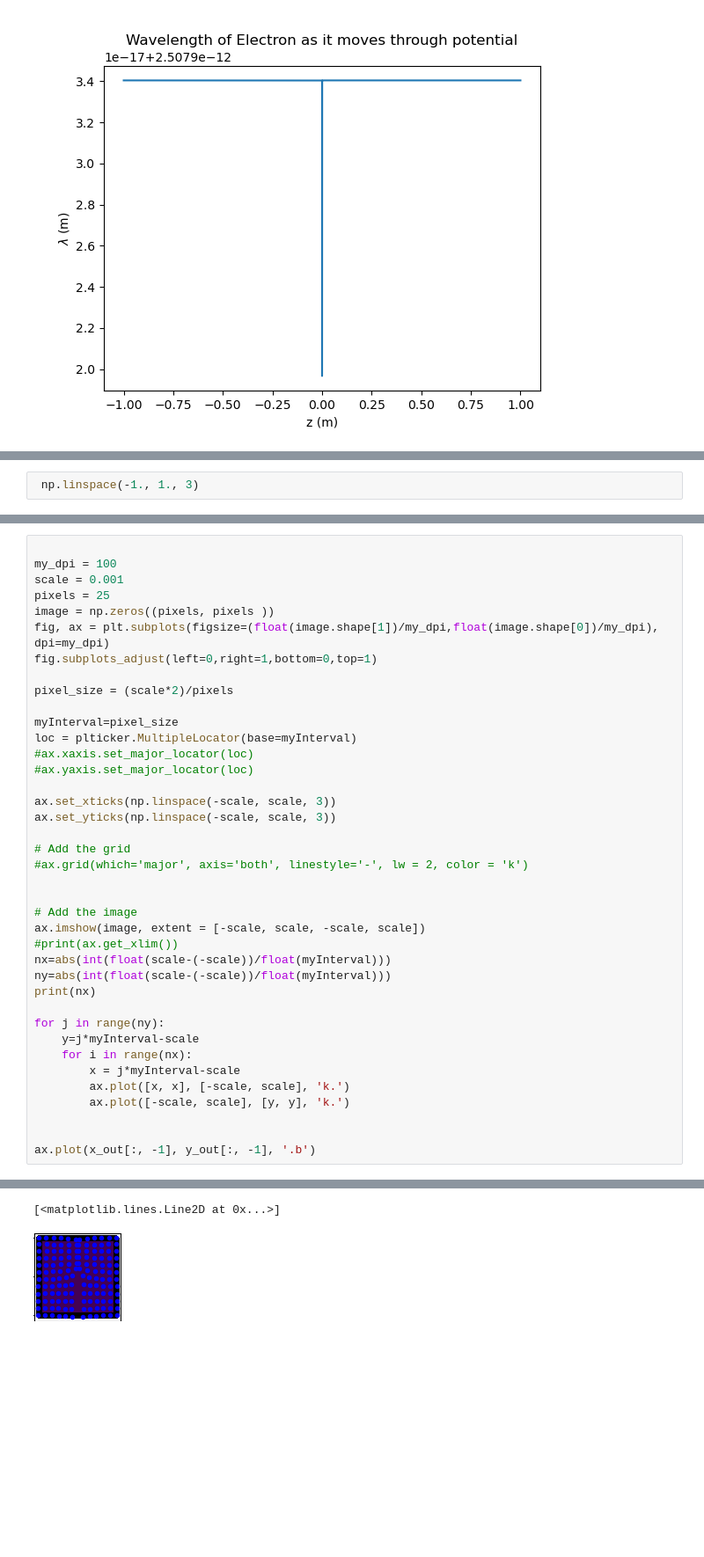
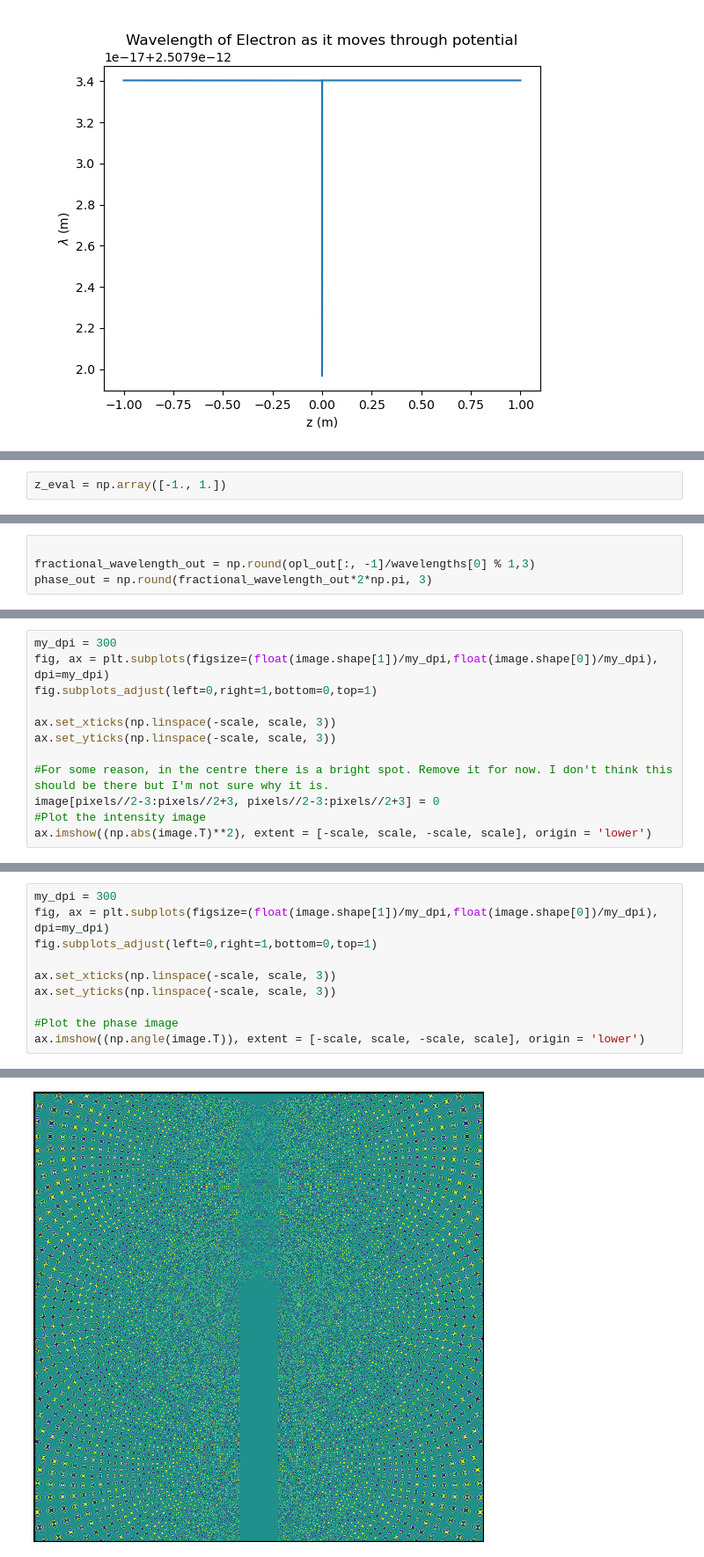
Before and after one commit to AMCLab/TEMGYMAdvanced, a Jupyter notebook: JanghyunCOMAnalysis/wire_giulio_baseline_physical_scale.ipynb, the cells around one changed output, grey strips where cells are left out. Shown at 88% size. Saved outputs shown, nothing was run; the diff lists cells and outputs as text; blank space fills up the shorter version.

Commit message:
Phase image ready

```diff
--- a/JanghyunCOMAnalysis/wire_giulio_baseline_physical_scale.ipynb
+++ b/JanghyunCOMAnalysis/wire_giulio_baseline_physical_scale.ipynb
@@ -436,2 +387,2 @@ CPUDispatcher(<function dop853 at 0x...>)
 # %%
- np.linspace(-1., 1., 3)
+z_eval = np.array([-1., 1.])
@@ -496,0 +442,4 @@ x_out, y_out, opl_out = main(n, pos_0, np.array([phi_hat_lambda_0]))
+# %%
+
+fractional_wavelength_out = np.round(opl_out[:, -1]/wavelengths[0] % 1,3)
+phase_out = np.round(fractional_wavelength_out*2*np.pi, 3)
@@ -496,0 +491,12 @@ x_out, y_out, opl_out = main(n, pos_0, np.array([phi_hat_lambda_0]))
+# %%
+my_dpi = 300
+fig, ax = plt.subplots(figsize=(float(image.shape[1])/my_dpi,float(image.shape[0])/my_dpi), dpi=my_dpi)
+fig.subplots_adjust(left=0,right=1,bottom=0,top=1)
+
+ax.set_xticks(np.linspace(-scale, scale, 3))
+ax.set_yticks(np.linspace(-scale, scale, 3))
+
+#For some reason, in the centre there is a bright spot. Remove it for now. I don't think this should be there but I'm not sure why it is.
+image[pixels//2-3:pixels//2+3, pixels//2-3:pixels//2+3] = 0
+#Plot the intensity image
+ax.imshow((np.abs(image.T)**2), extent = [-scale, scale, -scale, scale], origin = 'lower')
@@ -497,40 +506,11 @@ x_out, y_out, opl_out = main(n, pos_0, np.array([phi_hat_lambda_0]))
 # %%
-
-my_dpi = 100
-scale = 0.001
-pixels = 25
-image = np.zeros((pixels, pixels ))
+my_dpi = 300
 fig, ax = plt.subplots(figsize=(float(image.shape[1])/my_dpi,float(image.shape[0])/my_dpi), dpi=my_dpi)
 fig.subplots_adjust(left=0,right=1,bottom=0,top=1)
-
-pixel_size = (scale*2)/pixels
-
-myInterval=pixel_size
-loc = plticker.MultipleLocator(base=myInterval)
-#ax.xaxis.set_major_locator(loc)
-#ax.yaxis.set_major_locator(loc)
 
 ax.set_xticks(np.linspace(-scale, scale, 3))
 ax.set_yticks(np.linspace(-scale, scale, 3))
 
-# Add the grid
-#ax.grid(which='major', axis='both', linestyle='-', lw = 2, color = 'k')
-
-
-# Add the image
-ax.imshow(image, extent = [-scale, scale, -scale, scale])
-#print(ax.get_xlim())
-nx=abs(int(float(scale-(-scale))/float(myInterval)))
-ny=abs(int(float(scale-(-scale))/float(myInterval)))
-print(nx)
-
-for j in range(ny):
-    y=j*myInterval-scale
-    for i in range(nx):
-        x = j*myInterval-scale
-        ax.plot([x, x], [-scale, scale], 'k.')
-        ax.plot([-scale, scale], [y, y], 'k.')
-
-
-ax.plot(x_out[:, -1], y_out[:, -1], '.b')
+#Plot the phase image
+ax.imshow((np.angle(image.T)), extent = [-scale, scale, -scale, scale], origin = 'lower')
 # %% [output]
@@ -554,2 +518 @@ ax.plot(x_out[:, -1], y_out[:, -1], '.b')
-[<matplotlib.lines.Line2D at 0x...>]
-[figure, old version]
+[figure, new version]
```
Also changed, not shown: parts of 87 cells of this notebook, 2 other files.
